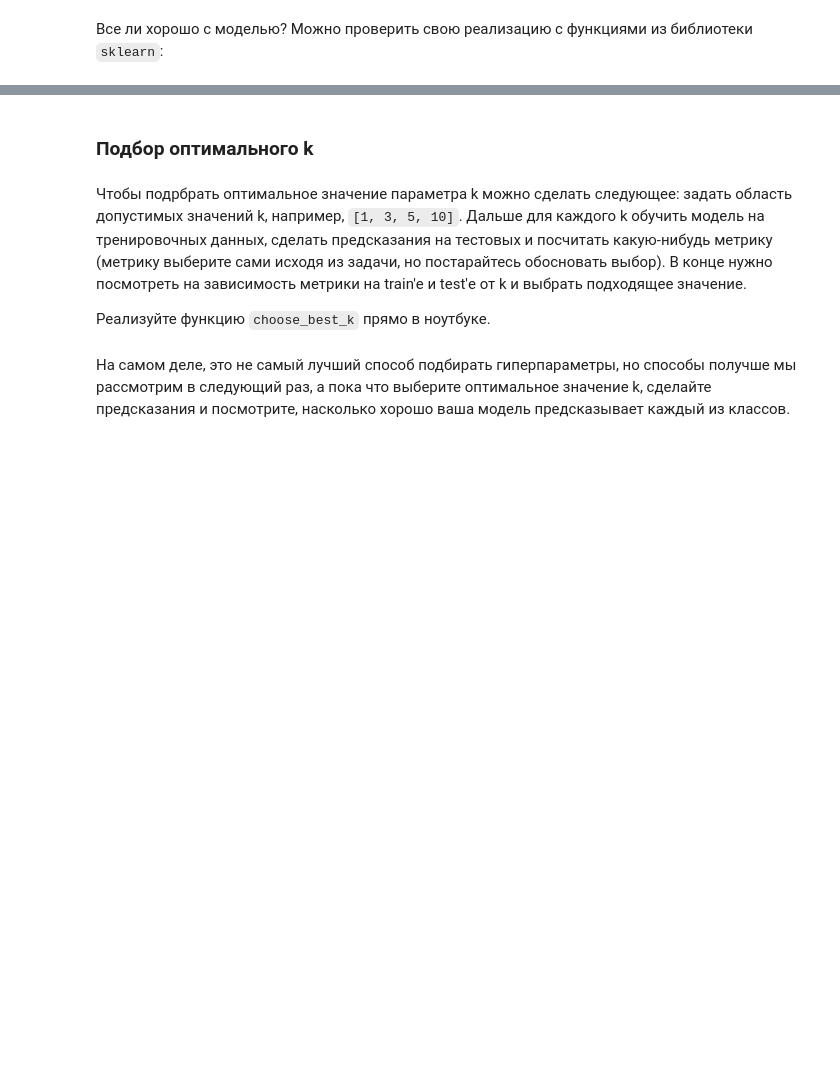
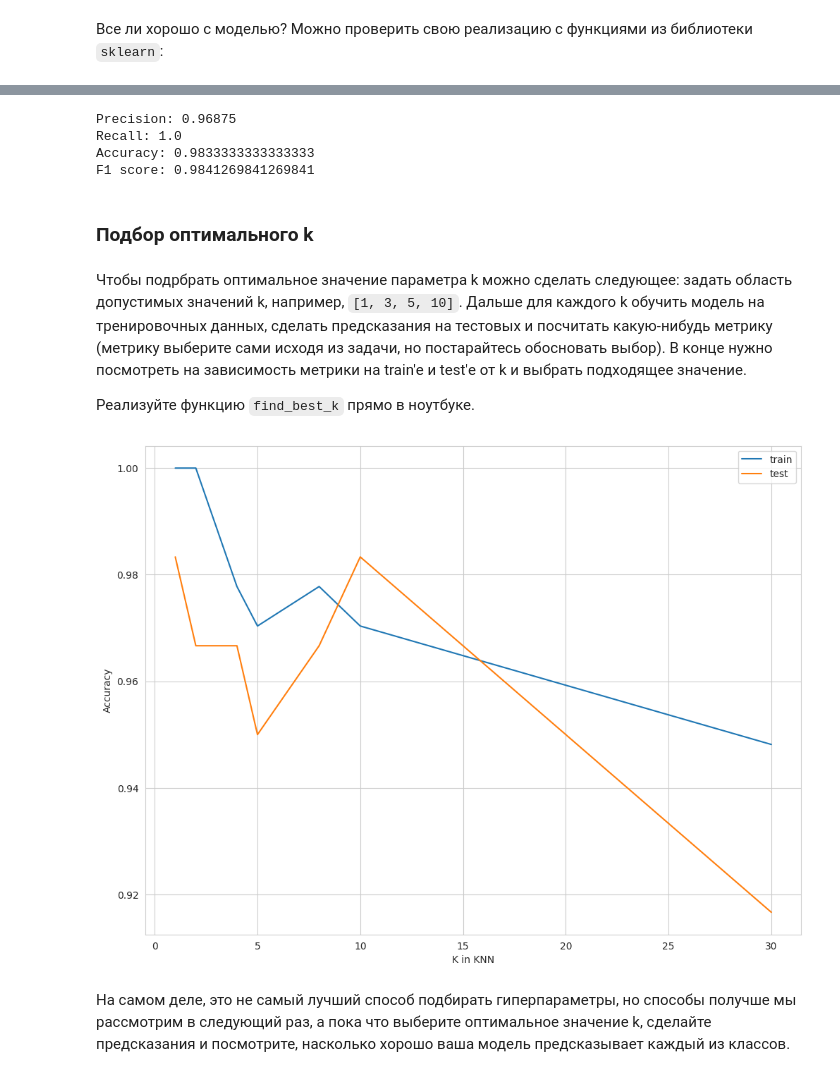
Before and after one commit to artyomtorr/BI-ML-2024, a Jupyter notebook: lecture_1_intro_knn/homework/KNN.ipynb, the cells around one changed output, grey strips where cells are left out. Cells and saved outputs as stored; diff of their text form; code cells hidden in the pictures; blank space fills up the shorter version.

```diff
--- a/lecture_1_intro_knn/homework/KNN.ipynb
+++ b/lecture_1_intro_knn/homework/KNN.ipynb
@@ -101,0 +105,6 @@ YOUR CODE
+# %%
+X_train, X_test, y_train, y_test = train_test_split(X, y, test_size=0.33, random_state=42)
+print("Размерность X_train:", X_train.shape)
+print("Размерность X_test:", X_test.shape)
+print("Размерность y_train:", y_train.shape)
+print("Размерность y_test:", y_test.shape)
@@ -109,0 +120,15 @@ YOUR CODE
+# %%
+# Создаем маску для объектов с метками классов 0 и 1
+mask_train = np.logical_or(y_train == 0, y_train == 1)
+mask_test = np.logical_or(y_test == 0, y_test == 1)
+
+# Фильтруем тренировочные и тестовые данные согласно маске
+binary_train_X = X_train[mask_train]
+binary_train_y = y_train[mask_train]
+binary_test_X = X_test[mask_test]
+binary_test_y = y_test[mask_test]
+
+print("Размерность binary_train_X:", binary_train_X.shape)
+print("Размерность binary_train_y:", binary_train_y.shape)
+print("Размерность binary_test_X:", binary_test_X.shape)
+print("Размерность binary_test_y:", binary_test_y.shape)
@@ -167,9 +218,26 @@ from sklearn.metrics import precision_score, recall_score, f1_score, accuracy_sc
+# %%
+from sklearn.metrics import precision_score, recall_score, f1_score, accuracy_score
+
+precision = precision_score(binary_test_y, prediction)
+recall = recall_score(binary_test_y, prediction)
+accuracy = accuracy_score(binary_test_y, prediction)
+f1 = f1_score(binary_test_y, prediction)
+
+print(f'Precision: {precision}')
+print(f'Recall: {recall}')
+print(f'Accuracy: {accuracy}')
+print(f'F1 score: {f1}')
+# %% [output]
+Precision: 0.96875
+Recall: 1.0
+Accuracy: 0.9833333333333333
+F1 score: 0.9841269841269841
 # %% [markdown]
 ### Подбор оптимального k
 # %% [markdown]
 Чтобы подрбрать оптимальное значение параметра k можно сделать следующее: задать область допустимых значений k, например, `[1, 3, 5, 10]`. Дальше для каждого k обучить модель на тренировочных данных, сделать предсказания на тестовых и посчитать какую-нибудь метрику (метрику выберите сами исходя из задачи, но постарайтесь обосновать выбор). В конце нужно посмотреть на зависимость метрики на train'е и test'е от k и выбрать подходящее значение.
 
-Реализуйте функцию `choose_best_k` прямо в ноутбуке.
+Реализуйте функцию `find_best_k` прямо в ноутбуке.
 # %%
 def find_best_k(X_train, y_train, X_test, y_test, params, metric):
     """
@@ -185,20 +253,35 @@ def find_best_k(X_train, y_train, X_test, y_test, params, metric):
     train_metrics the list of metric values on train data set for each k in params
     test_metrics the list of metric values on test data set for each k in params
     """
+    test_metrics = np.zeros(len(params))
+    train_metrics = np.zeros(len(params))
 
-    """
-    YOUR CODE IS HERE
-    """
-    pass
+    for i in range(len(params)):
+        k = params[i]
+        knn_classifier = KNNClassifier(k=k)
+        knn_classifier.fit(X_train, y_train)
+
+        dists_train = knn_classifier.compute_distances_no_loops(X_train)
+        prediction_train = knn_classifier.predict_labels_binary(dists_train)
+
+        dists_test = knn_classifier.compute_distances_no_loops(X_test)
+        prediction_test = knn_classifier.predict_labels_binary(dists_test)
+
+        train_metrics[i] = metric(y_train, prediction_train)
+        test_metrics[i] = metric(y_test, prediction_test)
+
+    return train_metrics, test_metrics
 # %%
 params = [1, 2, 4, 5, 8, 10, 30]
 train_metrics, test_metrics = find_best_k(binary_train_X, binary_train_y, binary_test_X, binary_test_y, params, accuracy_score)
 # %%
 plt.plot(params, train_metrics, label="train")
 plt.plot(params, test_metrics, label="test")
 plt.legend()
 plt.xlabel("K in KNN")
-plt.ylabel("YOUR METRIC");
+plt.ylabel("Accuracy");
+# %% [output]
+[figure, added]
 # %% [markdown]
 На самом деле, это не самый лучший способ подбирать гиперпараметры, но способы получше мы рассмотрим в следующий раз, а пока что выберите оптимальное значение k, сделайте предсказания и посмотрите, насколько хорошо ваша модель предсказывает каждый из классов.
 # %% [markdown]
```
Also changed, not shown: parts of 38 cells of this notebook.
